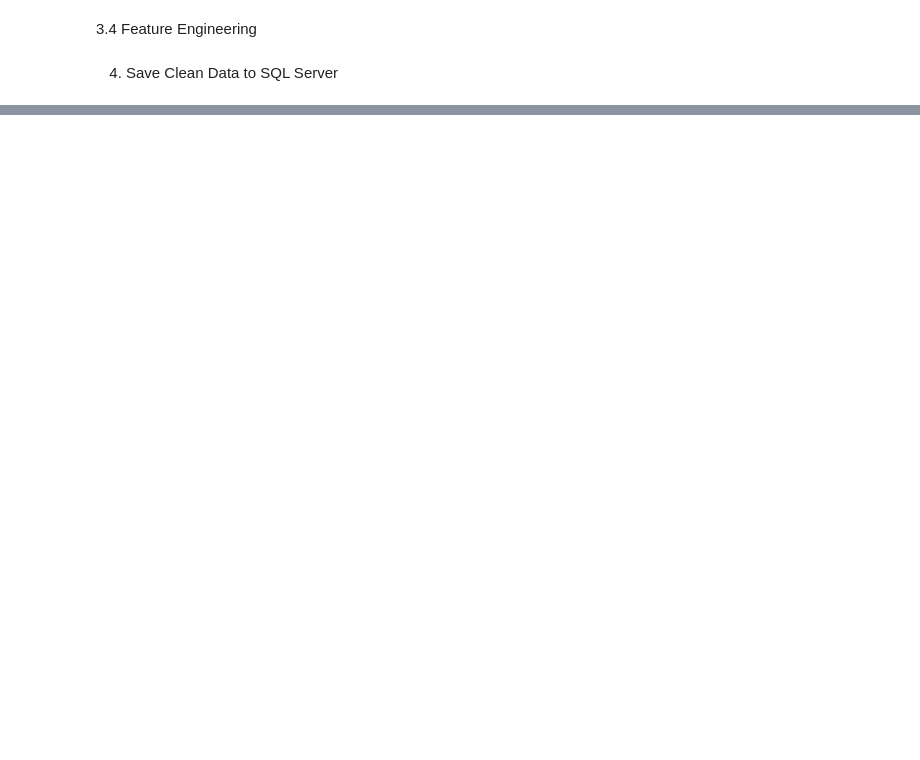
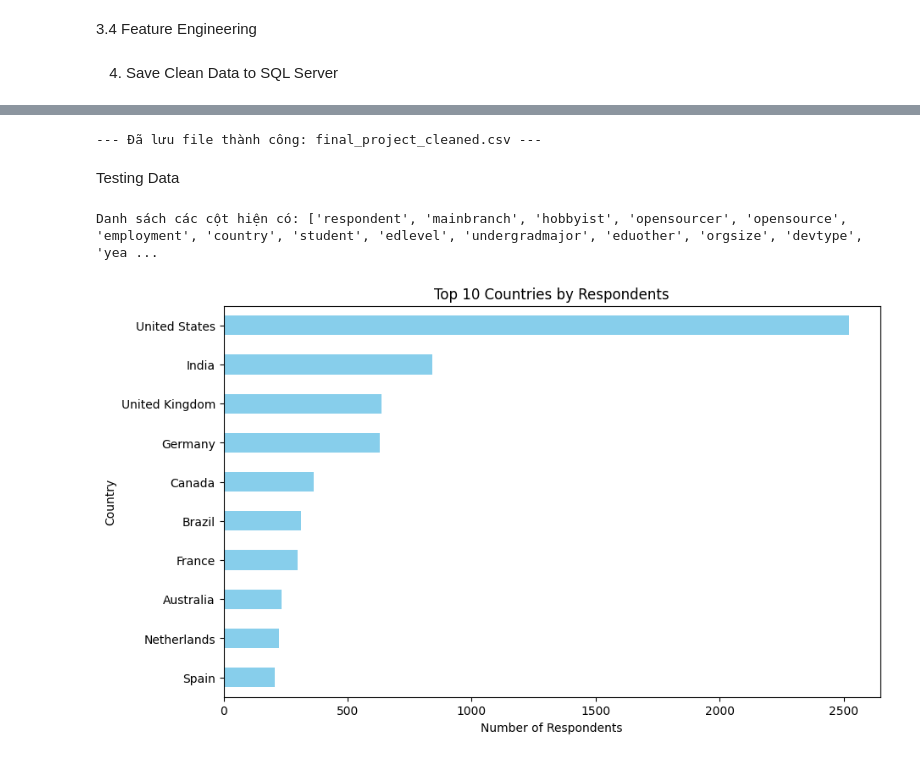
Before and after one commit to tranminhhuy0206/Final_Project_VTI, a Jupyter notebook: Python.ipynb, the cells around one changed output, grey strips where cells are left out. Saved outputs shown, nothing was run; the diff lists cells and outputs as text; code cells hidden in the pictures; blank space fills up the shorter version.

```diff
--- a/Python.ipynb
+++ b/Python.ipynb
@@ -67,6 +82,0 @@ except Exception as e:
-# %%
-df_final_project = pd.read_sql_query('''
-SELECT *
-  FROM [VTI].[dbo].[Final_Project]
-    ; ''', conn)
-df_final_project
@@ -190,0 +165,27 @@ ImportError: cannot import name 'urllib' from 'sqlalchemy' (c:\Users\Tran Minh H
+# %%
+file_name_csv = 'final_project_cleaned.csv'
+df_final_project.to_csv(file_name_csv, index=False, encoding='utf-8-sig')
+
+# file_name_xlsx = 'final_project_cleaned.xlsx'
+# df_final_project.to_excel(file_name_xlsx, index=False)
+
+print(f"--- Đã lưu file thành công: {file_name_csv} ---")
+# %% [output]
+--- Đã lưu file thành công: final_project_cleaned.csv ---
+# %% [markdown]
+Testing Data
+# %%
+# Kiểm tra chính xác tên các cột hiện có để tránh KeyError
+print("Danh sách các cột hiện có:", df_final_project.columns.tolist())
+
+top_countries = df_final_project['country'].value_counts().head(10)
+
+top_countries.plot(kind='barh', color='skyblue', figsize=(10, 6))
+plt.title('Top 10 Countries by Respondents')
+plt.xlabel('Number of Respondents')
+plt.ylabel('Country')
+plt.gca().invert_yaxis()
+plt.show()
+# %% [output]
+Danh sách các cột hiện có: ['respondent', 'mainbranch', 'hobbyist', 'opensourcer', 'opensource', 'employment', 'country', 'student', 'edlevel', 'undergradmajor', 'eduother', 'orgsize', 'devtype', 'yea ...
+[figure, added]
```
Also changed, not shown: parts of 9 cells of this notebook.
